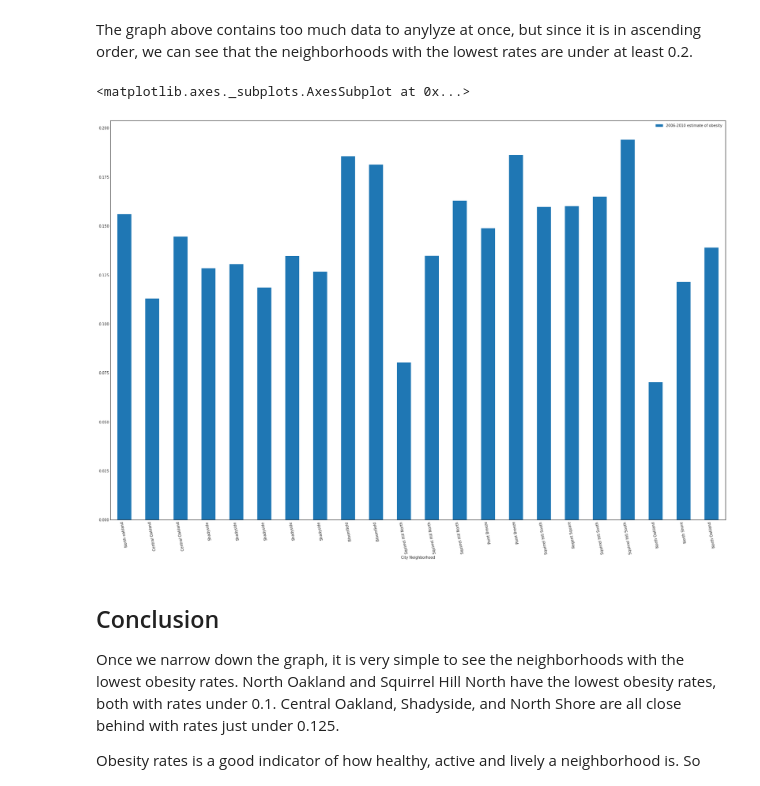
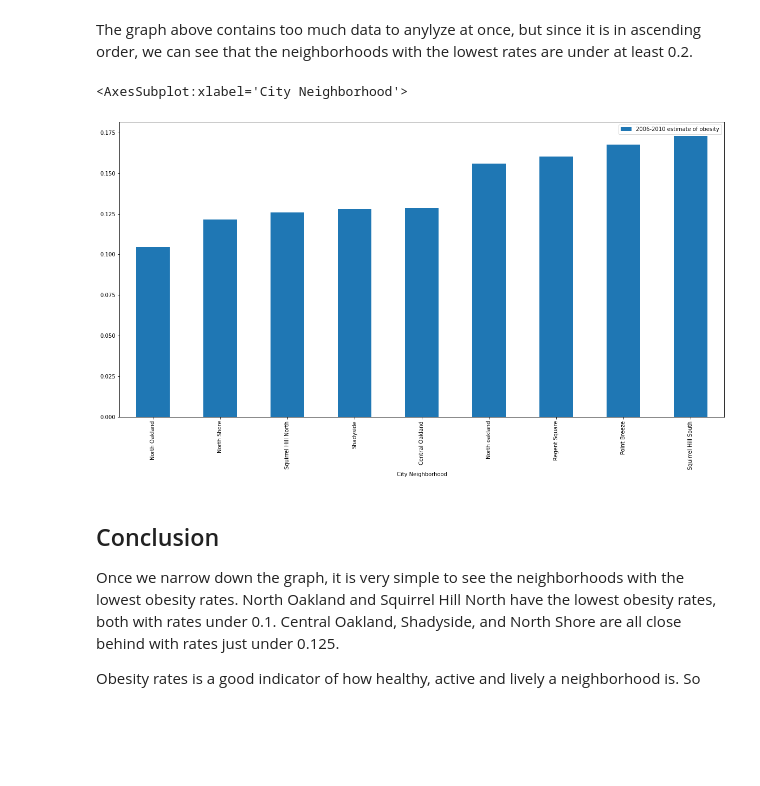
Before and after one commit to ijw6/best-neighborhood, a Jupyter notebook: presentation.ipynb, the cells around one changed output. Drawn from its saved outputs; the diff is of its cells as text; code cells hidden in the pictures; blank space fills up the shorter version.

Commit message:
fix obesity graphs

```diff
--- a/presentation.ipynb
+++ b/presentation.ipynb
@@ -87,7 +87,6 @@ violations = violations.loc[violations["INSPECTION_RESULT"]=="Violations Found"]
 # set up plot
 plt.xlabel("Number of building code violations")
 plt.ylabel("Neighborhood")
-plt.style.use("seaborn-white")
 # plot the neighborhoods with the most violations
 violations.tail(10).plot(kind="barh",
 title="Building code violations by neighborhood in Pittsburgh")
@@ -291,0 +285,4 @@ data2.plot(x='City Neighborhood', kind='bar', rot=100, figsize=(30,20) )
+# %%
+#fix for final notebook
+data2 = data2.groupby("City Neighborhood").mean().sort_values("2006-2010 estimate of obesity")
+data2.plot(kind='bar', figsize=(30,20))
@@ -294,10 +294,11 @@ The graph above contains too much data to anylyze at once, but since it is in as
 # %%
 best= data2[data2['2006-2010 estimate of obesity'] < 0.2]
 
-best.plot(x='City Neighborhood', kind='bar', rot=100, figsize=(30,20))
+#also changed this plot for final notebook
+best.plot(kind='bar', figsize=(20,10))
 # %% [output]
-<matplotlib.axes._subplots.AxesSubplot at 0x...>
+<AxesSubplot:xlabel='City Neighborhood'>
-[figure, old version]
+[figure, new version]
 # %% [markdown]
 ## Conclusion
 
```
Also changed, not shown: parts of 8 cells of this notebook.
